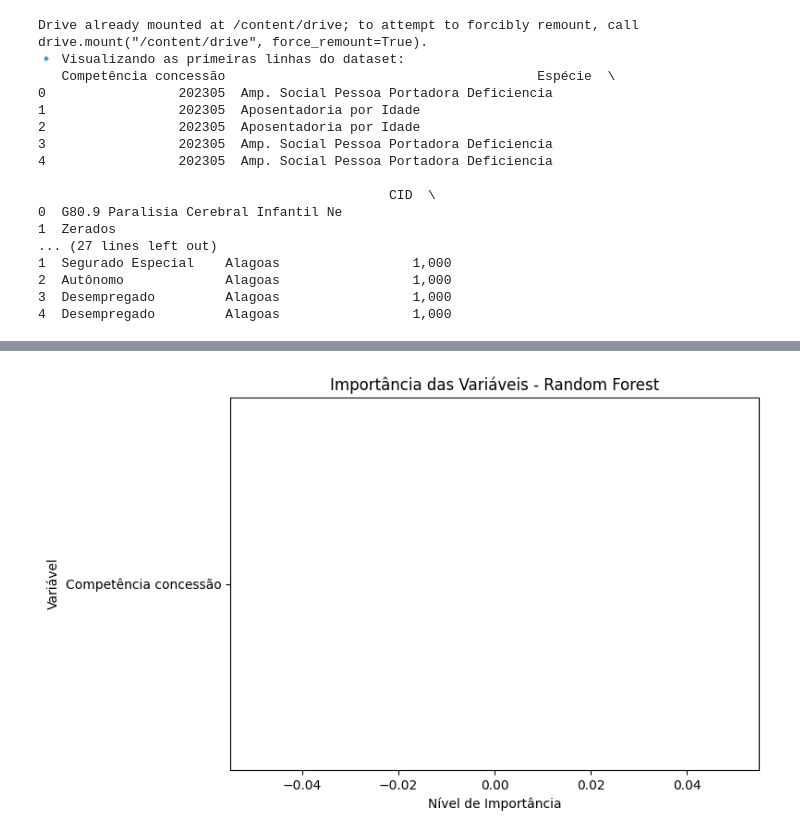
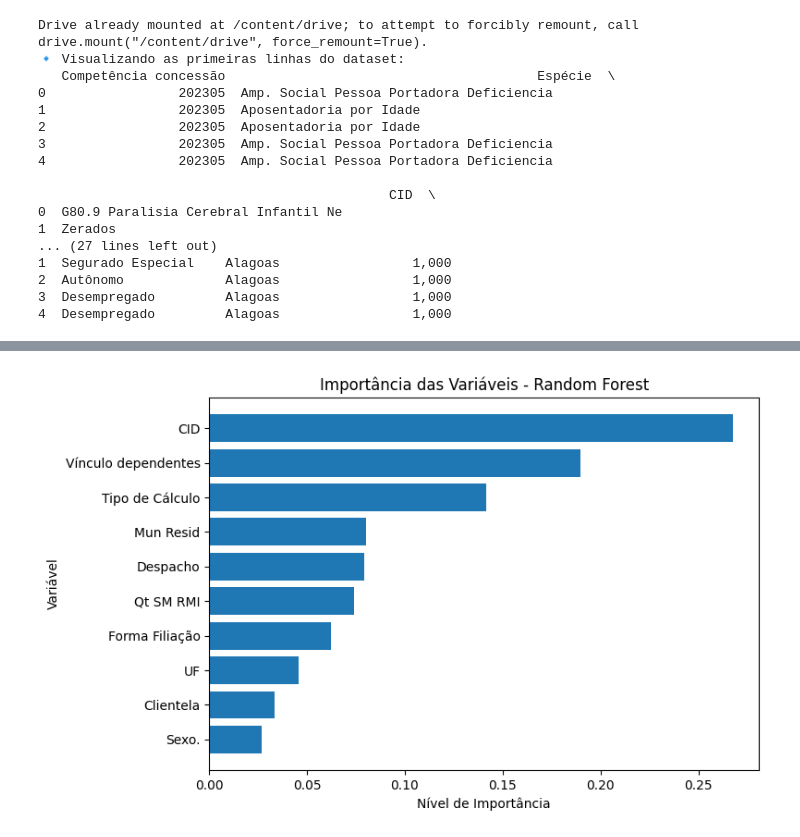
Before and after one commit to kelly-barbosa/ProjetoParteIII-Barbosa, a Jupyter notebook: ProjetoParteIII+Barbosa.ipynb, the cells around one changed output, grey strips where cells are left out. Saved outputs shown, nothing was run; the diff lists cells and outputs as text; code cells hidden in the pictures.

```diff
--- a/ProjetoParteIII+Barbosa.ipynb
+++ b/ProjetoParteIII+Barbosa.ipynb
@@ -1,4 +1,8 @@
 # %%
+# ==============================
+# PROJETO - MODELAGEM INSS (CORRIGIDO COMPLETO)
+# ==============================
+
 import pandas as pd
 import warnings
 from google.colab import drive
@@ -17,64 +21,53 @@ warnings.filterwarnings("ignore", category=UndefinedMetricWarning)
 # 1️⃣ Montar o Google Drive
 drive.mount('/content/drive')
 
-# 2️⃣ Definir o caminho da pasta onde está o CSV
+# 2️⃣ Caminho da pasta e arquivo CSV
 folder_path = "/content/drive/MyDrive/Colab Notebooks"
-
-# 3️⃣ Nome do arquivo CSV
 csv_file = "D.SDA.PDA.001.CON.202305.csv"
 csv_path = f"{folder_path}/{csv_file}"
 
-# 4️⃣ Carregar CSV
+# 3️⃣ Carregar CSV
 df = pd.read_csv(csv_path, sep=";", low_memory=False, encoding="latin1")
-
-# Visualiza colunas principais
 print("🔹 Visualizando as primeiras linhas do dataset:")
 print(df.head(), "\n")
 
-# Exemplo: prever a 'Espécie' do benefício
+# 4️⃣ Definir variável alvo
 target = 'Espécie'
 
-# Seleciona variáveis numéricas para o modelo
-numeric_features = df.select_dtypes(include=['int64', 'float64']).columns.tolist()
-
-# Remove o alvo, se estiver na lista
-if target in numeric_features:
-    numeric_features.remove(target)
-
-# Remove linhas com alvo nulo
+# Remover linhas sem alvo
 df = df.dropna(subset=[target])
 
-# Preenche valores faltantes nas variáveis numéricas
-df[numeric_features] = df[numeric_features].fillna(df[numeric_features].median())
+# 5️⃣ Preparar features
+features = [c for c in df.columns if c != target]
 
-# Converte a variável alvo em números
-le = LabelEncoder()
-df[target] = le.fit_transform(df[target])
+# Converter colunas categóricas em números
+for col in df[features]:
+    if df[col].dtype == 'object':
+        df[col] = LabelEncoder().fit_transform(df[col].astype(str))
 
-# Seleciona features e alvo
-X = df[numeric_features]
-y = df[target]
+X = df[features]
+y = LabelEncoder().fit_transform(df[target])
 
-# Seleciona as 10 features mais relevantes
-selector = SelectKBest(score_func=f_classif, k=10)
-X_new = selector.fit_transform(X, y)
+# ==============================
+# i) SELEÇÃO DE FEATURES
+# ==============================
+k = min(10, X.shape[1])
+selector = SelectKBest(score_func=f_classif, k=k)
+X_selected = selector.fit_transform(X, y)
 
-# Pega o nome das colunas selecionadas
-selected_features = X.columns[selector.get_support()]
-print("🔍 Features selecionadas:", selected_features.tolist(), "\n")
+# Nomes das colunas selecionadas
+selected_features = [features[i] for i in range(len(features)) if selector.get_support()[i]]
+print("🔍 Features selecionadas:", selected_features, "\n")
 
 # ==============================
 # ii) TREINAMENTO DO MODELO
 # ==============================
 X_train, X_test, y_train, y_test = train_test_split(
-    X[selected_features], y, test_size=0.3, random_state=42
+    X_selected, y, test_size=0.3, random_state=42
 )
 
-# Cria e treina o modelo
 model = RandomForestClassifier(random_state=42)
 model.fit(X_train, y_train)
-
-# Faz previsões
 y_pred = model.predict(X_test)
 
 # ==============================
@@ -91,10 +84,10 @@ print(f"Precisão: {prec:.2f}")
 print(f"Recall: {rec:.2f}")
 print(f"F1-Score: {f1:.2f}\n")
 
-# Corrigindo o erro de classes ausentes no teste
+# Relatório de classificação com correção de labels ausentes
 labels = unique_labels(y_test, y_pred)
 print("📄 RELATÓRIO DE CLASSIFICAÇÃO:")
-print(classification_report(y_test, y_pred, labels=labels, target_names=le.inverse_transform(labels)))
+print(classification_report(y_test, y_pred, labels=labels, target_names=LabelEncoder().fit(df[target]).inverse_transform(labels)))
 
 # ==============================
 # iv) CONCLUSÕES
@@ -111,7 +104,7 @@ print("As variáveis selecionadas mostraram-se relevantes para distinguir os tip
 print("Modelos de árvore como o Random Forest são úteis nesse contexto, pois interpretam relações não lineares e interações entre variáveis.\n")
 
 # ==============================
-# v) IMPORTÂNCIA DAS VARIÁVEIS (EXTRA)
+# v) IMPORTÂNCIA DAS VARIÁVEIS
 # ==============================
 importances = model.feature_importances_
 feature_importance = pd.DataFrame({
@@ -169 +162 @@ Amp. Social Pessoa Portadora Deficiencia            0.00      0.00      0.00
-[figure, old version]
+[figure, new version]
```
Also changed, not shown: parts of 1 cell of this notebook.
